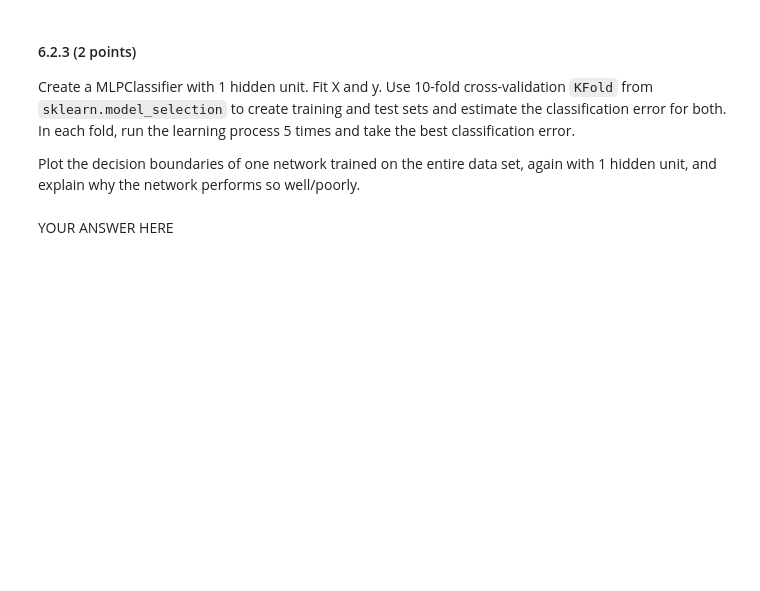
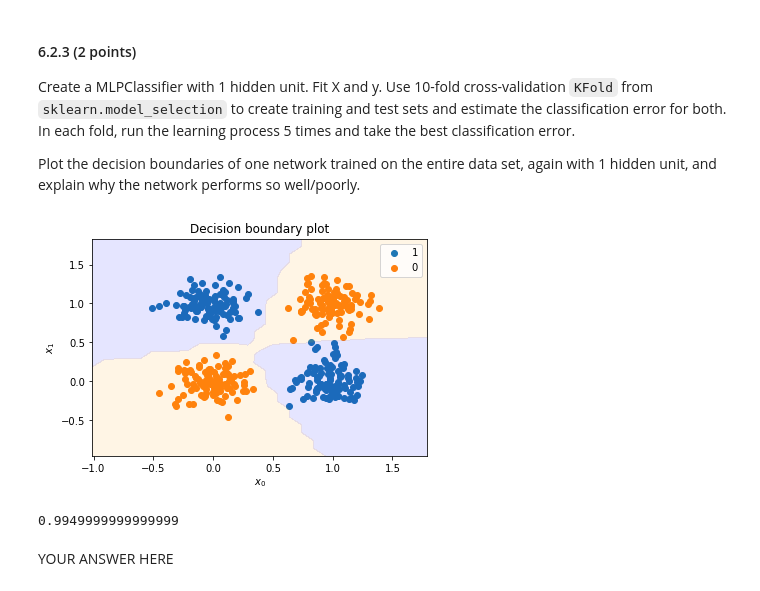
Before and after one commit to CornelisseMichael/Datamining, a Jupyter notebook: assignment_6/assignment_6.ipynb, the cells around one changed output. Cells and saved outputs as stored; diff of their text form; code cells hidden in the pictures; blank space fills up the shorter version.

```diff
--- a/assignment_6/assignment_6.ipynb
+++ b/assignment_6/assignment_6.ipynb
@@ -370,3 +441,25 @@ raise NotImplementedError()
+# %%
+##Answer to question 6.2.3
+accuracy=np.array([])
+best_accuracy = np.array([])
+y = y.ravel()
+
+kf = KFold(n_splits = 10)
+
+for train, test in kf.split(X, y):
+    for i in range(5):
+        clf = MLPClassifier(solver = 'lbfgs')
+        clf.fit(X[train], y[train])
+        accuracy = np.append(accuracy, accuracy_score(y[test], clf.predict(X[test])))
+    best_accuracy = np.append(best_accuracy, np.max(accuracy))
+
+plotter  =  MLPPlot(X, y, clf)
+plotter.plot_boundaries()
+
+print(np.mean(best_accuracy))
+# %% [output]
+[figure, added]
+0.9949999999999999
 # %% [markdown]
 YOUR ANSWER HERE
 # %% [markdown]
```
Also changed, not shown: parts of 11 cells of this notebook.
